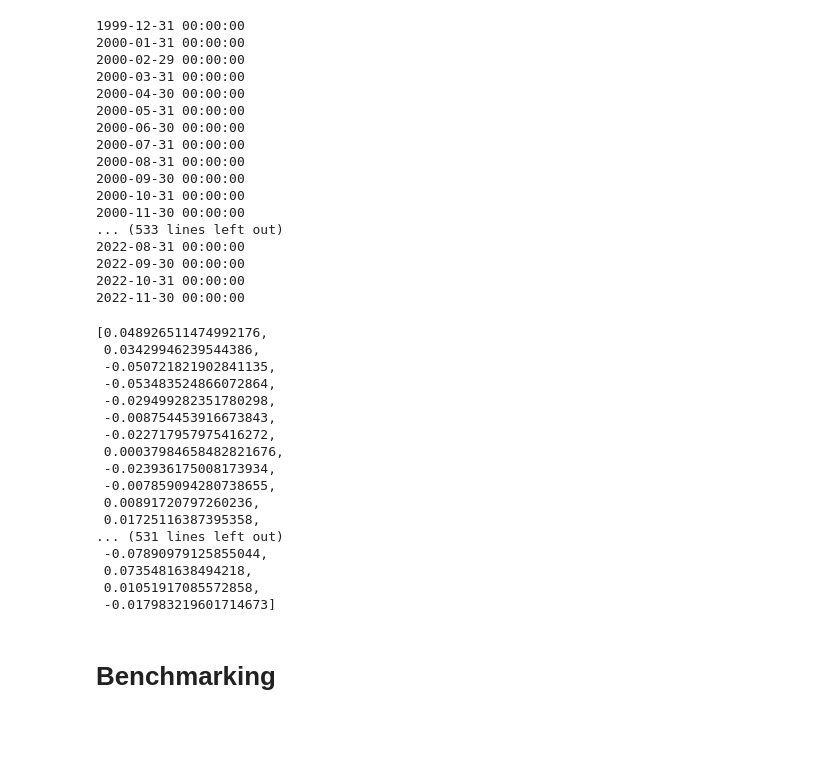
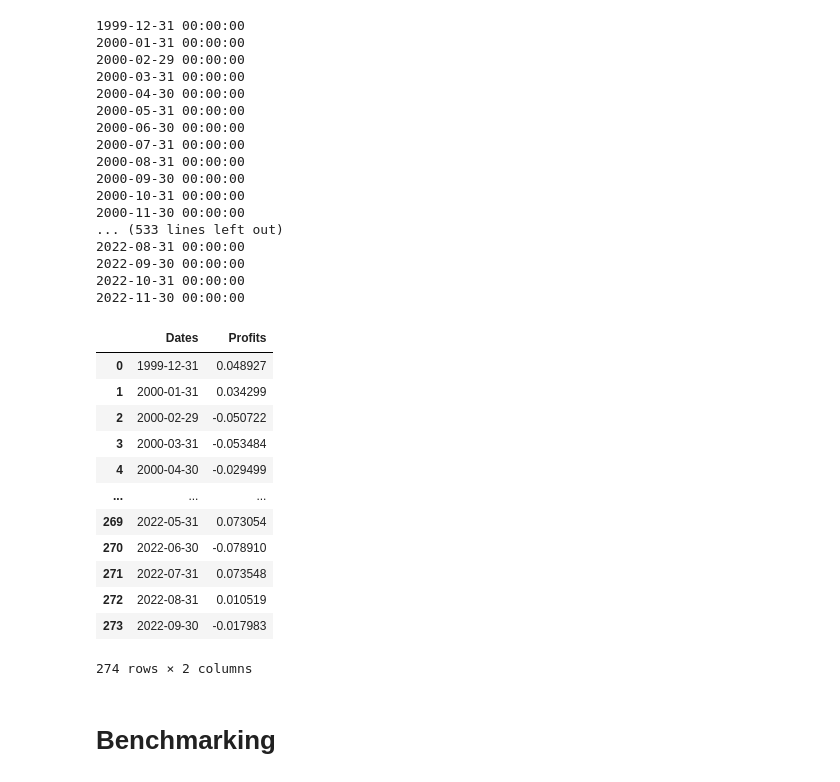
Before and after one commit to GuentherSteiner/Vitznau_2, a Jupyter notebook: momentum.ipynb, the cells around one changed output. Drawn from its saved outputs; the diff is of its cells as text; code cells hidden in the pictures; blank space fills up the shorter version.

```diff
--- a/momentum.ipynb
+++ b/momentum.ipynb
@@ -229,26 +253,23 @@ for i in range(273):
 for i in range(274):
     profits.append(momentum(formation + MonthEnd(i)))
     dates.append(formation + MonthEnd(i))
-# %%
-profits
-# %% [output]
-[0.048926511474992176,
- 0.03429946239544386,
- -0.050721821902841135,
- -0.053483524866072864,
- -0.029499282351780298,
- -0.008754453916673843,
- -0.022717957975416272,
- 0.00037984658482821676,
- -0.023936175008173934,
- -0.007859094280738655,
- 0.00891720797260236,
- 0.01725116387395358,
-... (531 lines left out)
- -0.07890979125855044,
- 0.0735481638494218,
- 0.01051917085572858,
- -0.017983219601714673]
+# %%
+mom = pd.DataFrame({"Dates": dates,"Profits": profits})
+mom
+# %% [output]
+|  | Dates | Profits |
+| 0 | 1999-12-31 | 0.048927 |
+| 1 | 2000-01-31 | 0.034299 |
+| 2 | 2000-02-29 | -0.050722 |
+| 3 | 2000-03-31 | -0.053484 |
+| 4 | 2000-04-30 | -0.029499 |
+| ... | ... | ... |
+| 269 | 2022-05-31 | 0.073054 |
+| 270 | 2022-06-30 | -0.078910 |
+| 271 | 2022-07-31 | 0.073548 |
+| 272 | 2022-08-31 | 0.010519 |
+| 273 | 2022-09-30 | -0.017983 |
+274 rows × 2 columns
 # %% [markdown]
 # Benchmarking
 # %%
```
Also changed, not shown: parts of 10 cells of this notebook.
